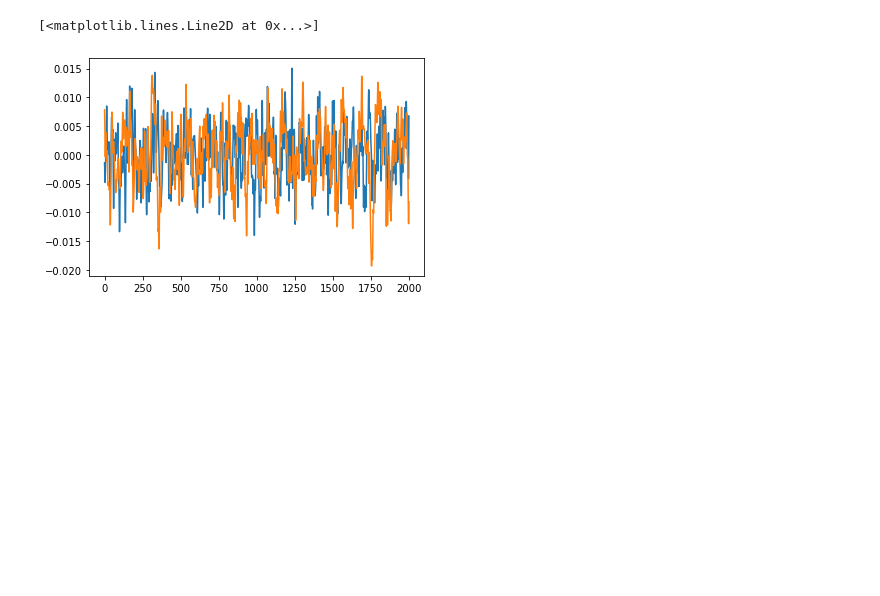
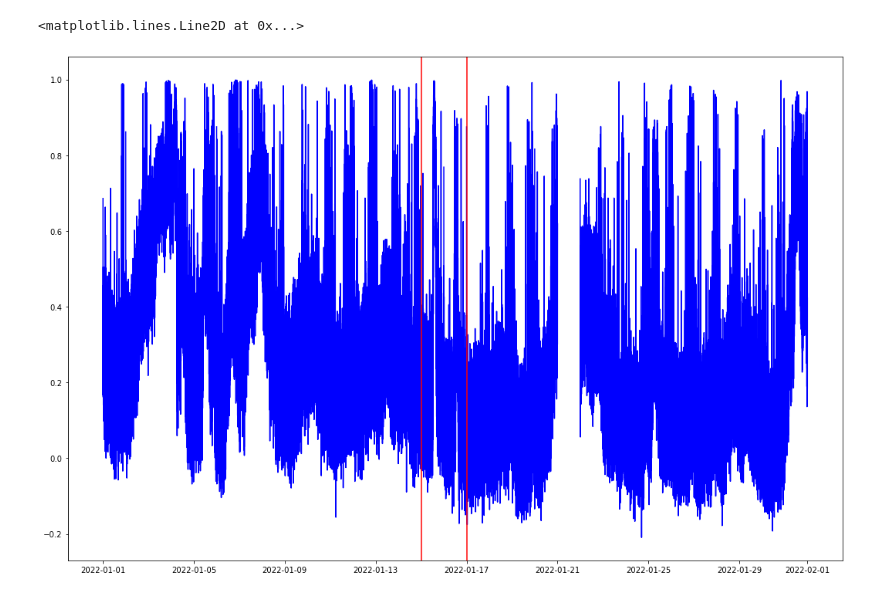
Before and after one commit to ZachHoppinen/infrasound-snow-attenuation, a Jupyter notebook: src/analysis/correlation_power.ipynb, the cells around one changed output. Cells and saved outputs as stored; diff of their text form; code cells hidden in the pictures; blank space fills up the shorter version.

```diff
--- a/src/analysis/correlation_power.ipynb
+++ b/src/analysis/correlation_power.ipynb
@@ -162,3 +102,0 @@ SyntaxError: invalid syntax (2865112289.py, line 6)
-# %%
-arr1 = arr1.reshape(-1, int(wind))
-arr2 = arr2.reshape(-1, int(wind))
@@ -201,4 +102,0 @@ array([  1.31350536e-07,   1.91858834e-06,   1.37092595e-05,
-# %%
-res = np.zeros(arr1.shape[0])
-for i in tqdm(range(arr1.shape[0])):
-    res[i] = correlate(arr1[i,:], arr2[i,:])
@@ -208,10 +102,0 @@ end = pd.to_datetime(tr1.__dict__['stats']['endtime'].datetime)
-# %%
-import matplotlib.dates as dates
-f, ax = plt.subplots(1, 1)
-t = np.linspace(start.value, end.value, len(res))
-t = pd.to_datetime(t)
-plt.plot(t, res)
-ax.xaxis.set_minor_locator(dates.HourLocator(interval=4))   # every 4 hours
-ax.xaxis.set_minor_formatter(dates.DateFormatter('%H:%M'))  # hours and minutes
-ax.xaxis.set_major_locator(dates.DayLocator(interval=1))    # every day
-ax.xaxis.set_major_formatter(dates.DateFormatter('\n%Y-%m-%d'))
@@ -227,6 +103,53 @@ best_index = a.idxmax()['index']
-# %%
-plt.plot(arr1[best_index])
-plt.plot(arr2[best_index])
-# %% [output]
-[<matplotlib.lines.Line2D at 0x...>]
-[figure, removed]
+# %%
+window_seconds = 10
+ac_calib = 8.2928e-05
+order = 6
+wind = window_seconds*sps #seconds of window
+low_corner = 1
+upper_corner = 20
+
+min = 1
+
+f, axes = plt.subplots(1,1, figsize = (18,12))
+for d in tqdm(jan, unit = 'days'):
+    st = obspy.Stream()
+    for i, f in enumerate(glob(os.path.join(in_dir, f'c0be4{d}*'), recursive= True)):
+        st += obspy.read(os.path.join(f))
+        st.detrend("constant")
+    tr1 = st.select(channel = 'p0')[0]
+    sps = tr1.__dict__['stats']['sampling_rate'] #samples per second
+    #print(f'Samples per window: {wind}')
+    arr1 = tr1.data * ac_calib
+    arr1 = butter_bandpass_filter(arr1, low_corner, upper_corner, sps, order= order)
+
+    if int(len(arr1)/wind) == len(arr1)/wind:
+        tr2 = st.select(channel = 'p2')[0]
+        arr2 = tr2.data * ac_calib
+        arr2 = butter_bandpass_filter(arr2, low_corner, upper_corner, sps, order= order)
+        arr1 = np.reshape(arr1, (int(wind),int(len(arr1)/wind)), 'F')
+        arr2 = np.reshape(arr2, (int(wind),int(len(arr2)/wind)), 'F')
+
+        # now compute Pearson
+        xcorr0lag = np.sum(arr1*arr2, axis = 0)
+        #xcorr0lag = sum(arr1*arr2)
+        normalization = np.sqrt(np.sum(arr1**2, axis = 0)*np.sum(arr2**2, axis = 0))
+        Pcoeff = xcorr0lag/normalization
+        if np.min(Pcoeff) < min:
+            min = np.min(Pcoeff)
+        # p = a*b
+        # n = np.sqrt(np.sum(a**2)*np.sum(b**2))
+        # print(p/n)
+        # np.mean(p/n, axis = 1)
+        # # Pcoeff = np.corrcoef(arr1, arr2)
+
+        start = pd.to_datetime(tr1.__dict__['stats']['starttime'].datetime)
+        end = pd.to_datetime(tr1.__dict__['stats']['endtime'].datetime)
+        t = np.linspace(start.value, end.value, len(Pcoeff))
+        t = pd.to_datetime(t)
+        axes.plot(t, Pcoeff, color = 'blue')
+
+axes.axvline(x = pd.to_datetime('2022-01-15'), c = 'red')
+axes.axvline(x = pd.to_datetime('2022-01-17'), c = 'red')
+# %% [output]
+<matplotlib.lines.Line2D at 0x...>
+[figure, added]
```
Also changed, not shown: parts of 32 cells of this notebook, 5 other files.
